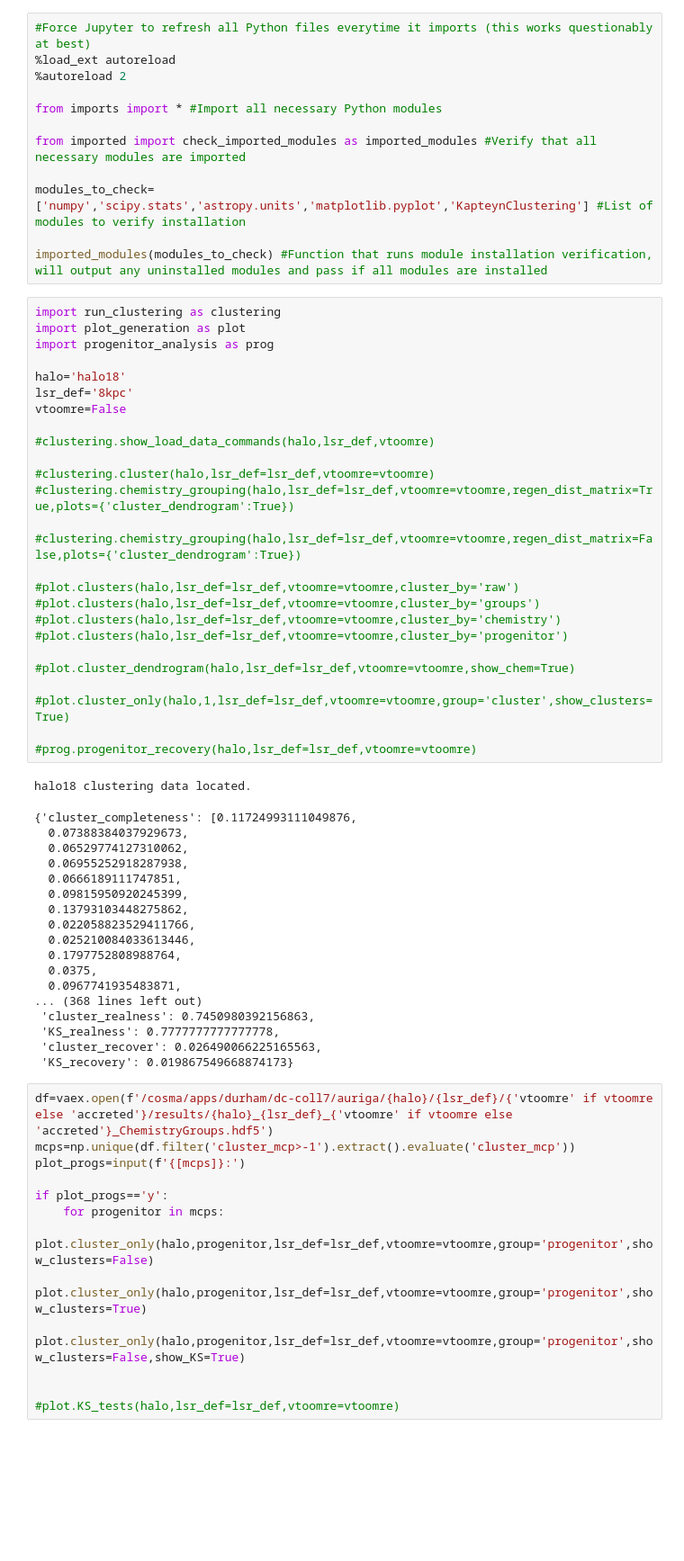
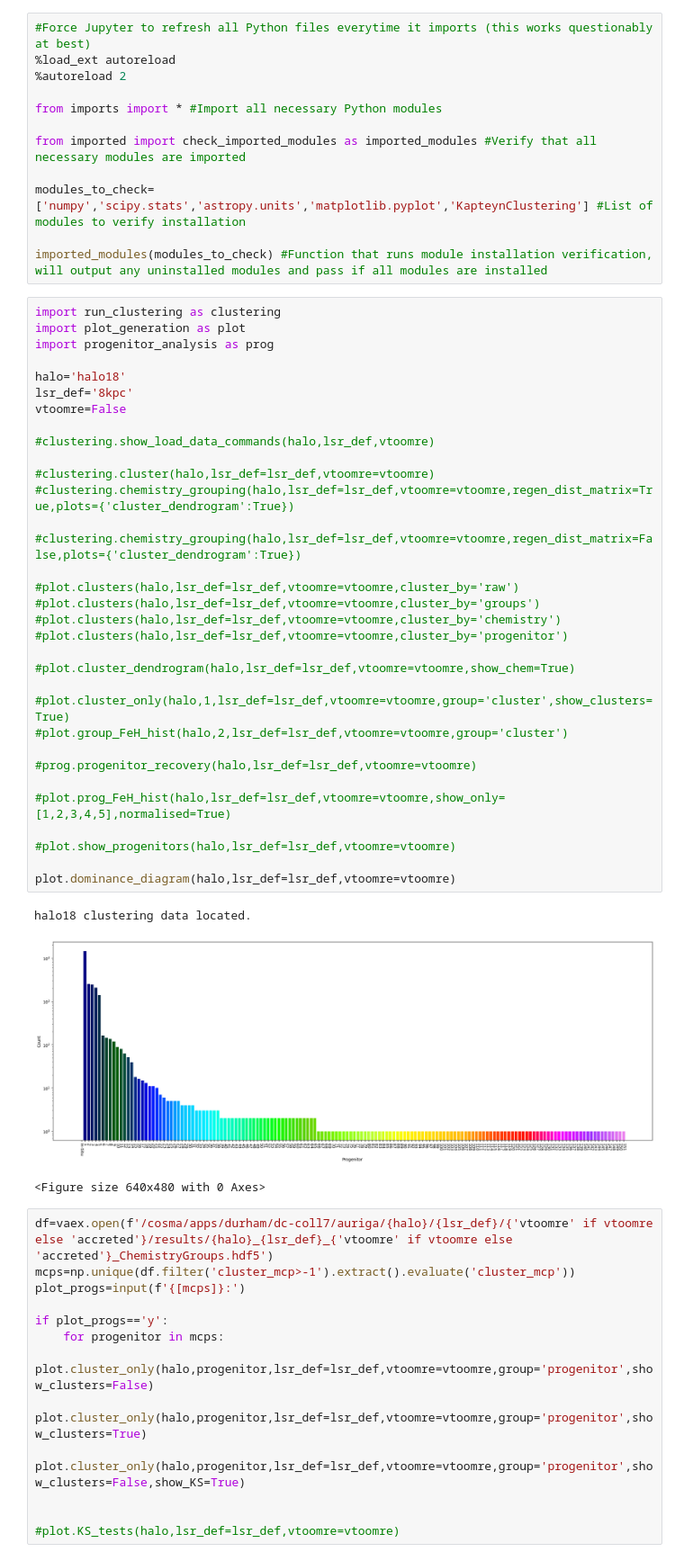
Before and after one commit to definitely-not-rory/summerproject, a Jupyter notebook: setup.ipynb, the cells around one changed output. Shown at 90% size. Saved outputs shown, nothing was run; the diff lists cells and outputs as text; blank space fills up the shorter version.

Commit message:
added FeH histograms for progenitors and diff groupings, added dominance diagram by all groups

```diff
--- a/setup.ipynb
+++ b/setup.ipynb
@@ -13,48 +13,40 @@ imported_modules(modules_to_check) #Function that runs module installation verif
 # %%
 import run_clustering as clustering
 import plot_generation as plot
 import progenitor_analysis as prog
 
 halo='halo18'
 lsr_def='8kpc'
 vtoomre=False
 
 #clustering.show_load_data_commands(halo,lsr_def,vtoomre)
 
 #clustering.cluster(halo,lsr_def=lsr_def,vtoomre=vtoomre)
 #clustering.chemistry_grouping(halo,lsr_def=lsr_def,vtoomre=vtoomre,regen_dist_matrix=True,plots={'cluster_dendrogram':True})
 
 #clustering.chemistry_grouping(halo,lsr_def=lsr_def,vtoomre=vtoomre,regen_dist_matrix=False,plots={'cluster_dendrogram':True})
 
 #plot.clusters(halo,lsr_def=lsr_def,vtoomre=vtoomre,cluster_by='raw')
 #plot.clusters(halo,lsr_def=lsr_def,vtoomre=vtoomre,cluster_by='groups')
 #plot.clusters(halo,lsr_def=lsr_def,vtoomre=vtoomre,cluster_by='chemistry')
 #plot.clusters(halo,lsr_def=lsr_def,vtoomre=vtoomre,cluster_by='progenitor')
 
 #plot.cluster_dendrogram(halo,lsr_def=lsr_def,vtoomre=vtoomre,show_chem=True)
 
 #plot.cluster_only(halo,1,lsr_def=lsr_def,vtoomre=vtoomre,group='cluster',show_clusters=True)
+#plot.group_FeH_hist(halo,2,lsr_def=lsr_def,vtoomre=vtoomre,group='cluster')
 
 #prog.progenitor_recovery(halo,lsr_def=lsr_def,vtoomre=vtoomre)
+
+#plot.prog_FeH_hist(halo,lsr_def=lsr_def,vtoomre=vtoomre,show_only=[1,2,3,4,5],normalised=True)
+
+#plot.show_progenitors(halo,lsr_def=lsr_def,vtoomre=vtoomre)
+
+plot.dominance_diagram(halo,lsr_def=lsr_def,vtoomre=vtoomre)
 # %% [output]
 halo18 clustering data located.
+[figure, added]
-{'cluster_completeness': [0.11724993111049876,
-  0.07388384037929673,
-  0.06529774127310062,
-  0.06955252918287938,
-  0.0666189111747851,
-  0.09815950920245399,
-  0.13793103448275862,
-  0.022058823529411766,
-  0.025210084033613446,
-  0.1797752808988764,
-  0.0375,
-  0.0967741935483871,
-... (368 lines left out)
- 'cluster_realness': 0.7450980392156863,
- 'KS_realness': 0.7777777777777778,
- 'cluster_recover': 0.026490066225165563,
- 'KS_recovery': 0.019867549668874173}
+<Figure size 640x480 with 0 Axes>
 # %%
 df=vaex.open(f'/cosma/apps/durham/dc-coll7/auriga/{halo}/{lsr_def}/{'vtoomre' if vtoomre else 'accreted'}/results/{halo}_{lsr_def}_{'vtoomre' if vtoomre else 'accreted'}_ChemistryGroups.hdf5')
 mcps=np.unique(df.filter('cluster_mcp>-1').extract().evaluate('cluster_mcp'))
```
Also changed, not shown: 1 other file.
